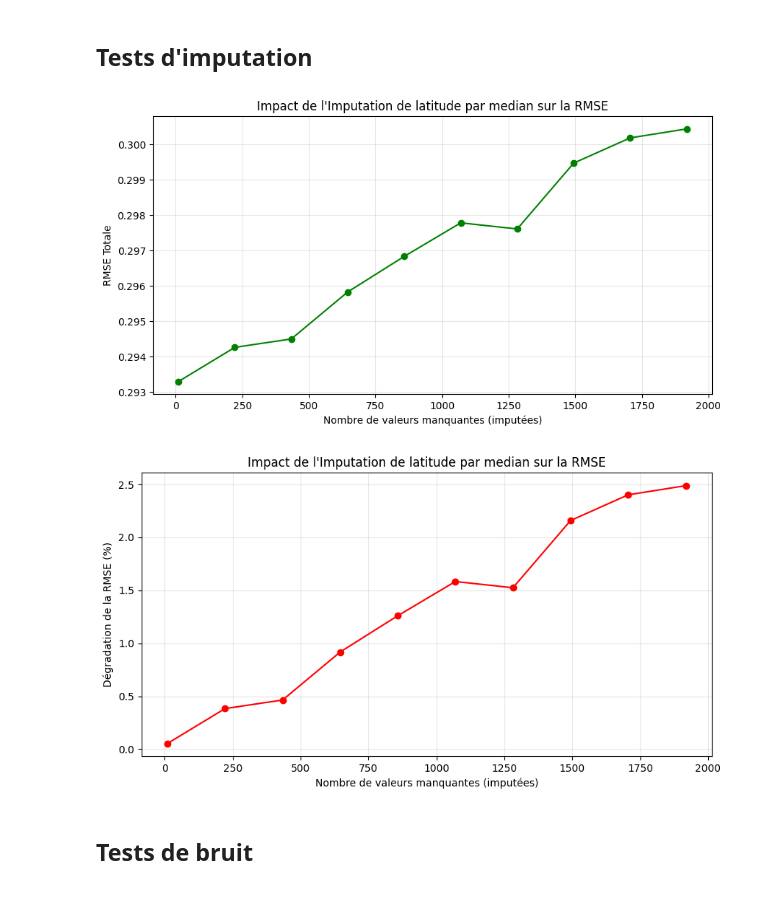
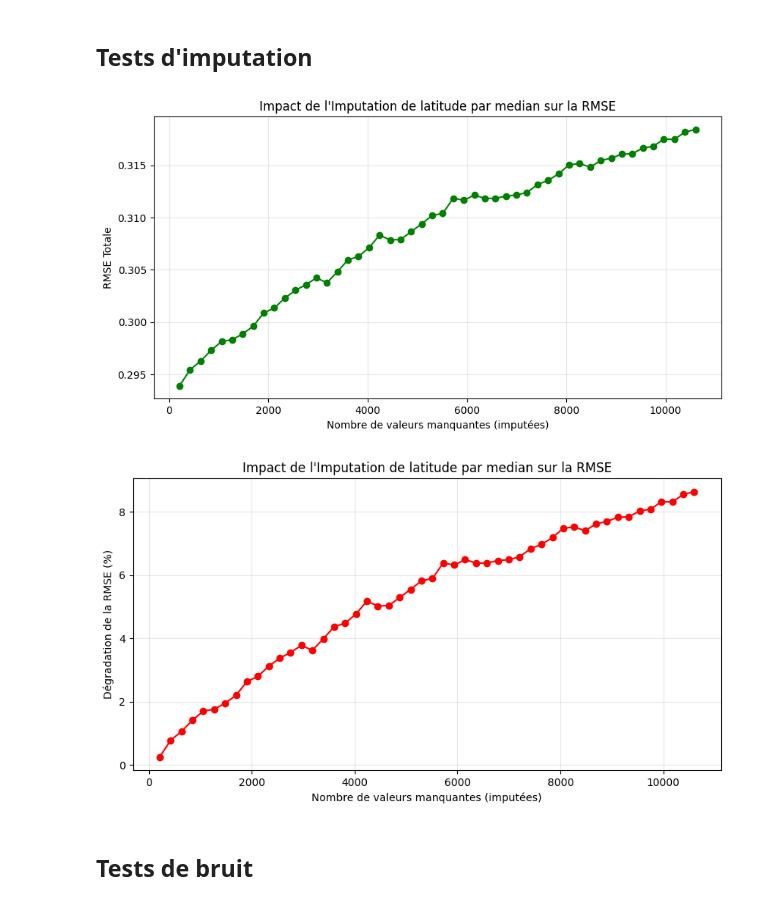
Before and after one commit to TristanRib/Documentation, a Jupyter notebook: notebooks/03_training.ipynb, the cells around one changed output. Cells and saved outputs as stored; diff of their text form; code cells hidden in the pictures.

```diff
--- a/notebooks/03_training.ipynb
+++ b/notebooks/03_training.ipynb
@@ -113,9 +101,6 @@ iso_forest = IsolationForest(random_state=42)
 iso_forest.fit(X_train_scaled)
 
 anomaly_scores = iso_forest.score_samples(X_test_scaled)
-
-# RMSE de base de notre modèle
-rmse_base = np.sqrt(mean_squared_error(y_test, y_pred))
 
 thresholds = np.linspace(anomaly_scores.min(), anomaly_scores.max(), 100)
 count, rmse = [], []
@@ -131,7 +116,7 @@ fig, ax1 = plt.subplots(figsize=(10, 6))
 
 # ax1 : RMSE
 ax1.plot(thresholds, rmse, color='tab:blue', linewidth=2, label='RMSE')
-ax1.set_xlabel('Seuil de Score d\'Isolation (plus élevé = plus strict)')
+ax1.set_xlabel('Seuil de Score d\'Isolement (plus élevé = plus strict)')
 ax1.set_ylabel('RMSE (Erreur)', color='tab:blue')
 ax1.tick_params(axis='y', labelcolor='tab:blue')
 ax1.grid(True, alpha=0.3)
@@ -151,12 +136,12 @@ fig.tight_layout()
 ## Tests d'imputation
 # %%
 feature_idx = 0
-n_missing_range = range(10, int(X_test.shape[0] / 10), int(X_test.shape[0] / 100))
+range_scale = int(X_test.shape[0] / 100)
+n_missing_range = range(range_scale, int(X_test.shape[0] / 2), range_scale)
 rmse_imputation = []
 degradation = []
 
 for n_missing in n_missing_range:
-    # On crée une copie pour ne pas corrompre le test original
     X_test_corrupted = X_test.copy()
 
     # Sélection aléatoire des indices à supprimer
@@ -166,35 +151,35 @@ for n_missing in n_missing_range:
 
         # Injection des valeurs manquantes
         X_test_corrupted.iloc[random_indices, feature_idx] = np.nan
 
         X_test_imputed = imputer.transform(X_test_corrupted)
         X_test_imputed = scaler.transform(X_test_imputed)
 
         # Prédiction et calcul de la RMSE
         y_pred_imputed = xgb_model.predict(X_test_imputed)
         rmse_val.append(np.sqrt(mean_squared_error(y_test, y_pred_imputed)))
     rmse_imputation.append(np.mean(rmse_val))
     degradation.append((np.mean(rmse_val) - rmse_base) / rmse_base * 100)
 
 # Tracé de la courbe de résistance
 plt.figure(figsize=(10, 5))
 plt.plot(n_missing_range, rmse_imputation, marker='o', color='green', linestyle='-')
 plt.xlabel('Nombre de valeurs manquantes (imputées)')
 plt.ylabel('RMSE Totale')
 plt.title(f'Impact de l\'Imputation de {X.columns[feature_idx]} par {strategy} sur la RMSE')
 plt.grid(True, alpha=0.3)
 
 plt.figure(figsize=(10, 5))
 plt.plot(n_missing_range, degradation, marker='o', color='red', linestyle='-')
 plt.xlabel('Nombre de valeurs manquantes (imputées)')
 plt.ylabel('Dégradation de la RMSE (%)')
 plt.title(f'Impact de l\'Imputation de {X.columns[feature_idx]} par {strategy} sur la RMSE')
 plt.grid(True, alpha=0.3)
 
 plt.show()
 # %% [output]
-[figure, old version]
+[figure, new version]
-[figure, old version]
+[figure, new version]
 # %% [markdown]
 ## Tests de bruit
 # %%
```
Also changed, not shown: parts of 5 cells of this notebook.
